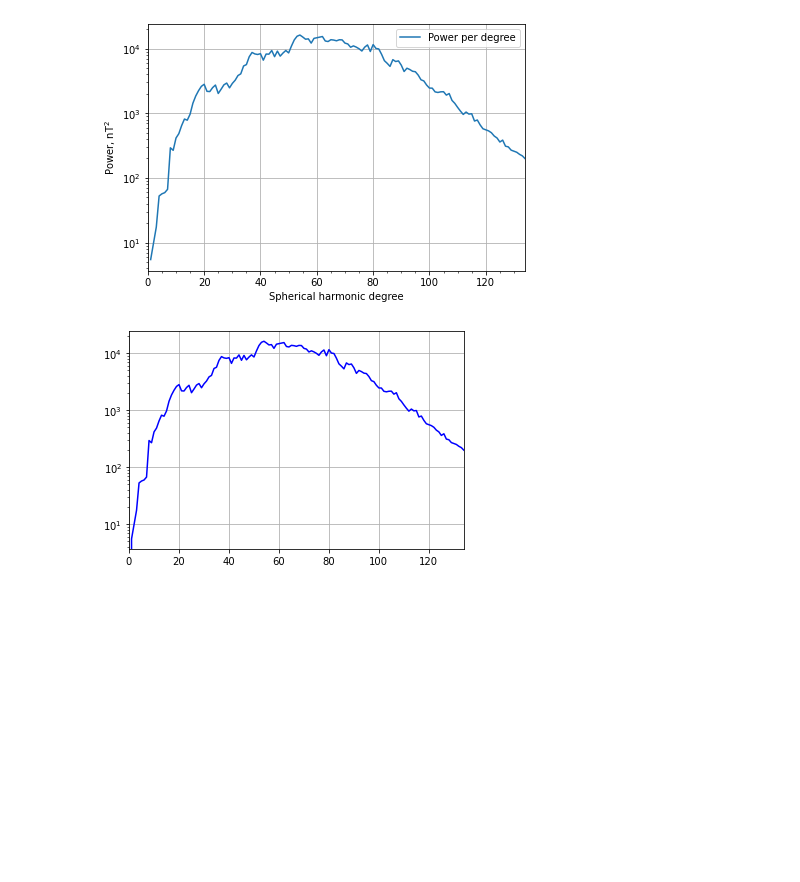
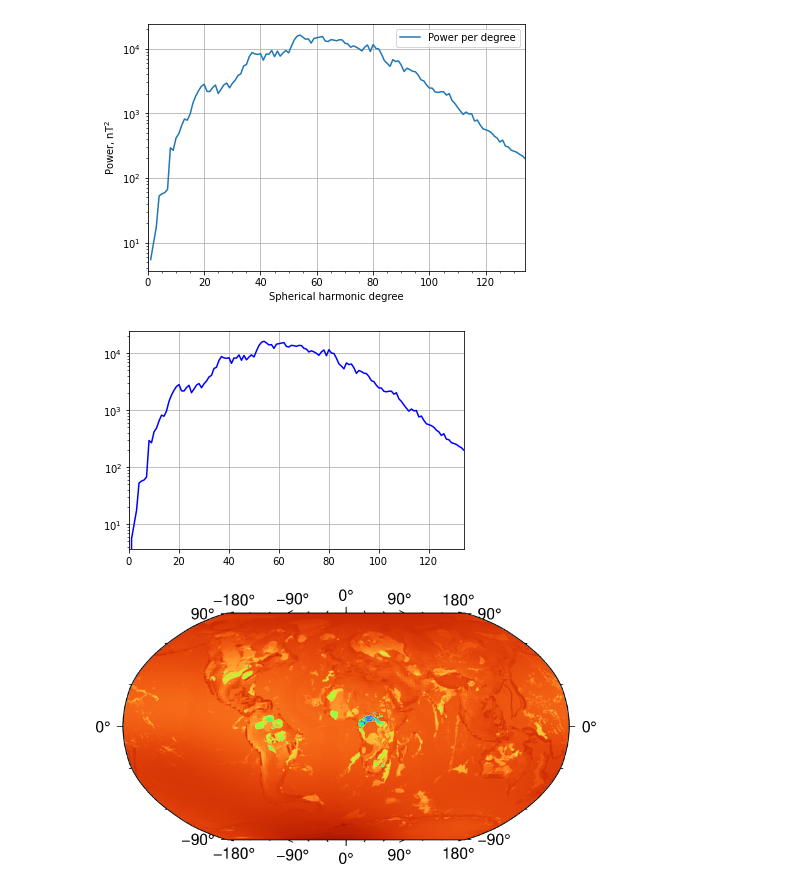
Before and after one commit to siwill22/mars, a Jupyter notebook: plot_spectrum.ipynb, the cells around one changed output. Cells and saved outputs as stored; diff of their text form; code cells hidden in the pictures; blank space fills up the shorter version.

Commit message:
added example of plotting vh0 array with pygmt

```diff
--- a/plot_spectrum.ipynb
+++ b/plot_spectrum.ipynb
@@ -26,3 +27,21 @@ plt.grid()
 plt.show()
 # %% [output]
 [figure]
+# %%
+# load the output spatial grid from vh0 into an array
+data = np.loadtxt('../OceanVIM/notebooks/vh_it.out', skiprows=2)
+# %%
+z = data[:,3].reshape(720,1440)
+lons = data[:,1].reshape(720,1440)
+lats = data[:,0].reshape(720,1440)-90
+
+dataArray = xr.DataArray(z, coords=[('lat',lats[:,0]), ('lon',lons[0,:])])
+# %%
+import pygmt
+
+fig = pygmt.Figure()
+fig.basemap(region='d', projection='N0/12c', frame='afg')
+fig.grdimage(dataArray)
+fig.show()
+# %% [output]
+[figure, added]
```
Also changed, not shown: parts of 3 cells of this notebook.
